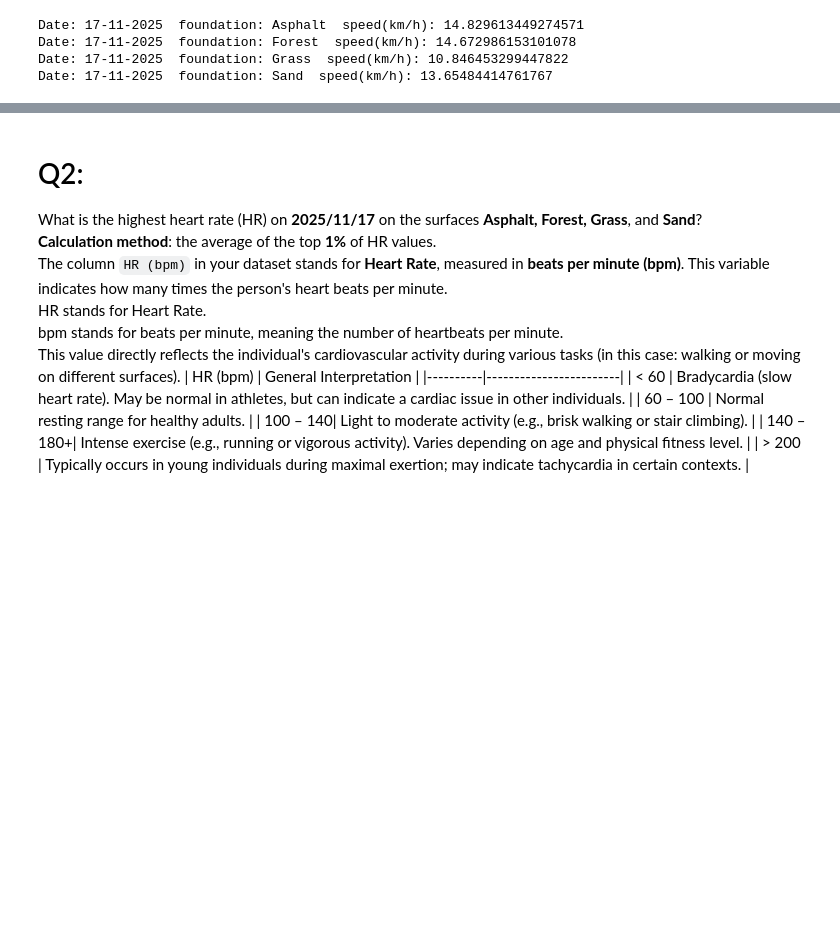
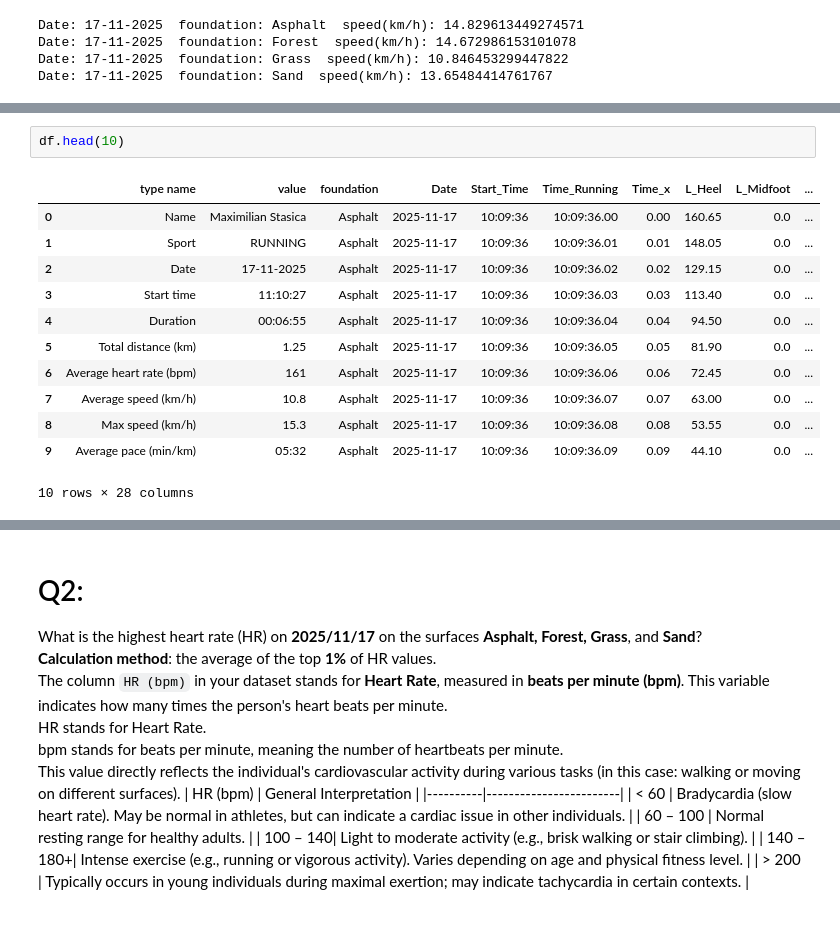
Before and after one commit to Mohsenmohebbi1993/Biomechanik, a Jupyter notebook: notebooks/3. Analysis Foot HeartRate GPX.ipynb, the cells around one changed output, grey strips where cells are left out. Drawn from its saved outputs; the diff is of its cells as text; blank space fills up the shorter version.

```diff
--- a/notebooks/3. Analysis Foot HeartRate GPX.ipynb
+++ b/notebooks/3. Analysis Foot HeartRate GPX.ipynb
@@ -119,0 +132,15 @@ Date: 17-11-2025  foundation: Sand  speed(km/h): 13.65484414761767
+# %%
+df.head(10)
+# %% [output]
+|  | type name | value | foundation | Date | Start_Time | Time_Running | Time_x | L_Heel | L_Midfoot | ... |
+| 0 | Name | Maximilian Stasica | Asphalt | 2025-11-17 | 10:09:36 | 10:09:36.00 | 0.00 | 160.65 | 0.0 | ... |
+| 1 | Sport | RUNNING | Asphalt | 2025-11-17 | 10:09:36 | 10:09:36.01 | 0.01 | 148.05 | 0.0 | ... |
+| 2 | Date | 17-11-2025 | Asphalt | 2025-11-17 | 10:09:36 | 10:09:36.02 | 0.02 | 129.15 | 0.0 | ... |
+| 3 | Start time | 11:10:27 | Asphalt | 2025-11-17 | 10:09:36 | 10:09:36.03 | 0.03 | 113.40 | 0.0 | ... |
+| 4 | Duration | 00:06:55 | Asphalt | 2025-11-17 | 10:09:36 | 10:09:36.04 | 0.04 | 94.50 | 0.0 | ... |
+| 5 | Total distance (km) | 1.25 | Asphalt | 2025-11-17 | 10:09:36 | 10:09:36.05 | 0.05 | 81.90 | 0.0 | ... |
+| 6 | Average heart rate (bpm) | 161 | Asphalt | 2025-11-17 | 10:09:36 | 10:09:36.06 | 0.06 | 72.45 | 0.0 | ... |
+| 7 | Average speed (km/h) | 10.8 | Asphalt | 2025-11-17 | 10:09:36 | 10:09:36.07 | 0.07 | 63.00 | 0.0 | ... |
+| 8 | Max speed (km/h) | 15.3 | Asphalt | 2025-11-17 | 10:09:36 | 10:09:36.08 | 0.08 | 53.55 | 0.0 | ... |
+| 9 | Average pace (min/km) | 05:32 | Asphalt | 2025-11-17 | 10:09:36 | 10:09:36.09 | 0.09 | 44.10 | 0.0 | ... |
+10 rows × 28 columns
```
Also changed, not shown: parts of 4 cells of this notebook.
